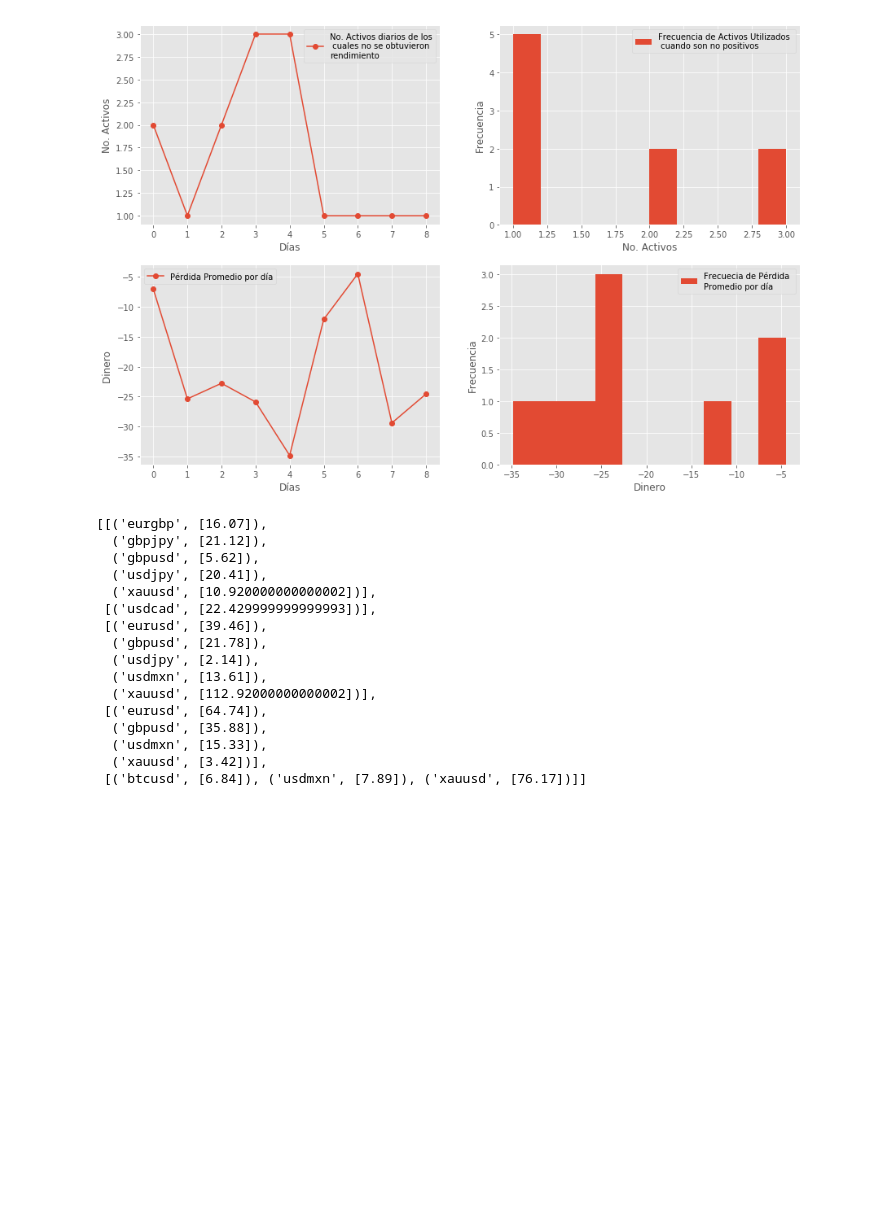
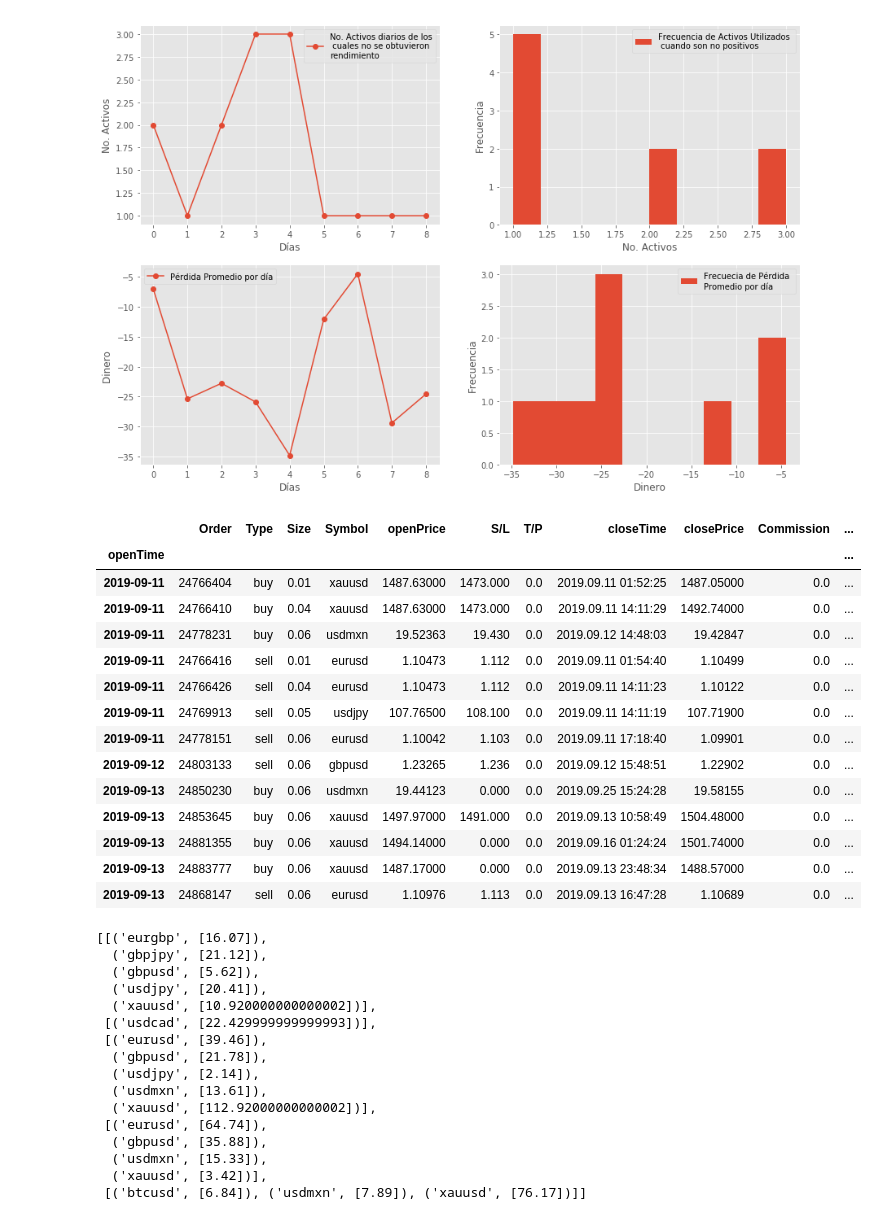
Before and after one commit to mariana17l/Lab3_Equipo3, a Jupyter notebook: Lab3.ipynb, the cells around one changed output. Cells and saved outputs as stored; diff of their text form; code cells hidden in the pictures; blank space fills up the shorter version.

```diff
--- a/Lab3.ipynb
+++ b/Lab3.ipynb
@@ -206,6 +206,25 @@ for name, group in gr:
     if len(group) > 0:
         dty.append(group)
 dty=[pd.DataFrame(dty[i]).set_index('openTime') for i in range(len(dty))]
+dty =[l.drop("'openTime'",axis=1) for l in  dty]
+# %%
+dty[2]
+# %% [output]
+|  | Order | Type | Size | Symbol | openPrice | S/L | T/P | closeTime | closePrice | Commission | ... |
+| openTime |  |  |  |  |  |  |  |  |  |  | ... |
+| 2019-09-11 | 24766404 | buy | 0.01 | xauusd | 1487.63000 | 1473.000 | 0.0 | 2019.09.11 01:52:25 | 1487.05000 | 0.0 | ... |
+| 2019-09-11 | 24766410 | buy | 0.04 | xauusd | 1487.63000 | 1473.000 | 0.0 | 2019.09.11 14:11:29 | 1492.74000 | 0.0 | ... |
+| 2019-09-11 | 24778231 | buy | 0.06 | usdmxn | 19.52363 | 19.430 | 0.0 | 2019.09.12 14:48:03 | 19.42847 | 0.0 | ... |
+| 2019-09-11 | 24766416 | sell | 0.01 | eurusd | 1.10473 | 1.112 | 0.0 | 2019.09.11 01:54:40 | 1.10499 | 0.0 | ... |
+| 2019-09-11 | 24766426 | sell | 0.04 | eurusd | 1.10473 | 1.112 | 0.0 | 2019.09.11 14:11:23 | 1.10122 | 0.0 | ... |
+| 2019-09-11 | 24769913 | sell | 0.05 | usdjpy | 107.76500 | 108.100 | 0.0 | 2019.09.11 14:11:19 | 107.71900 | 0.0 | ... |
+| 2019-09-11 | 24778151 | sell | 0.06 | eurusd | 1.10042 | 1.103 | 0.0 | 2019.09.11 17:18:40 | 1.09901 | 0.0 | ... |
+| 2019-09-12 | 24803133 | sell | 0.06 | gbpusd | 1.23265 | 1.236 | 0.0 | 2019.09.12 15:48:51 | 1.22902 | 0.0 | ... |
+| 2019-09-13 | 24850230 | buy | 0.06 | usdmxn | 19.44123 | 0.000 | 0.0 | 2019.09.25 15:24:28 | 19.58155 | 0.0 | ... |
+| 2019-09-13 | 24853645 | buy | 0.06 | xauusd | 1497.97000 | 1491.000 | 0.0 | 2019.09.13 10:58:49 | 1504.48000 | 0.0 | ... |
+| 2019-09-13 | 24881355 | buy | 0.06 | xauusd | 1494.14000 | 0.000 | 0.0 | 2019.09.16 01:24:24 | 1501.74000 | 0.0 | ... |
+| 2019-09-13 | 24883777 | buy | 0.06 | xauusd | 1487.17000 | 0.000 | 0.0 | 2019.09.13 23:48:34 | 1488.57000 | 0.0 | ... |
+| 2019-09-13 | 24868147 | sell | 0.06 | eurusd | 1.10976 | 1.113 | 0.0 | 2019.09.13 16:47:28 | 1.10689 | 0.0 | ... |
 # %%
 def choose_index(dataframe,l):
     return dataframe[l].iloc[:,[3,12]].groupby("Symbol").sum()[dataframe[l].iloc[:,[3,12]].groupby("Symbol").sum()>0].dropna().index.values.tolist()
```
Also changed, not shown: parts of 3 cells of this notebook.
